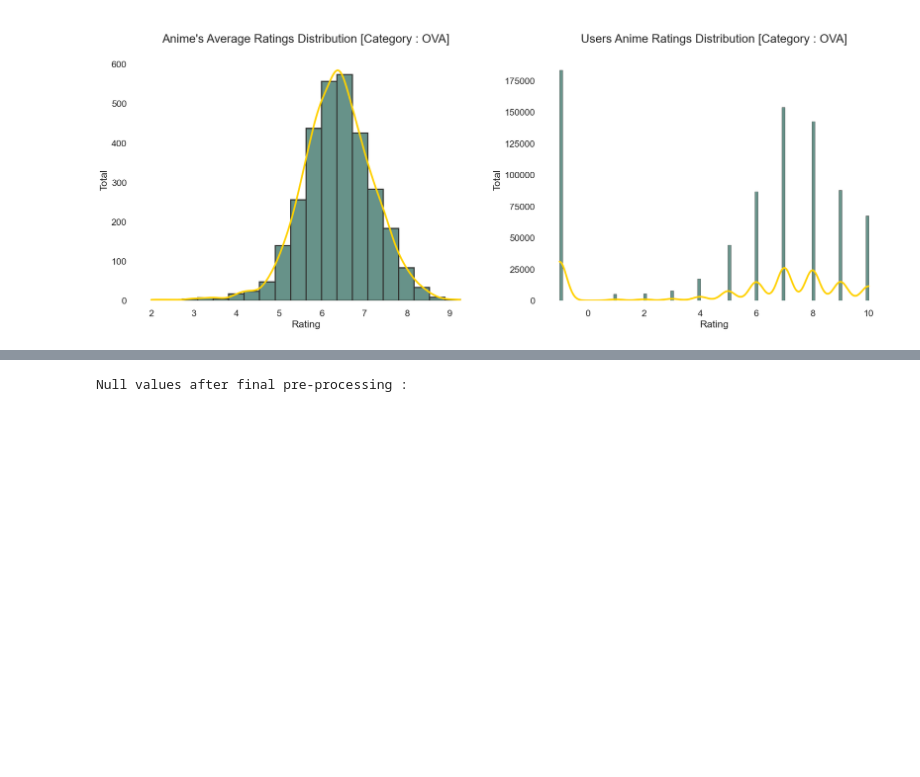
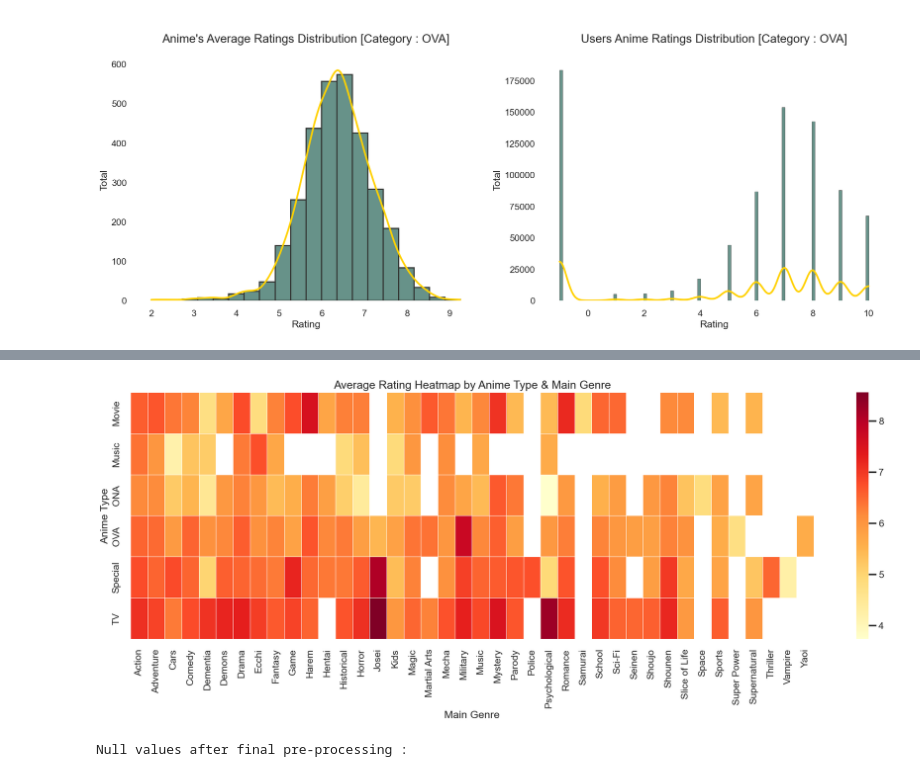
Before and after one commit to vngclinh/anime-recommendation-system, a Jupyter notebook: rcm.ipynb, the cells around one changed output, grey strips where cells are left out. Saved outputs shown, nothing was run; the diff lists cells and outputs as text; code cells hidden in the pictures; blank space fills up the shorter version.

```diff
--- a/rcm.ipynb
+++ b/rcm.ipynb
@@ -341 +398,35 @@ let's explore how genre's wordcloud looks like
+# %%
+# Tách genre chính (genre đầu tiên)
+anime_df["main_genre"] = anime_df["genre"].fillna("").apply(lambda x: x.split(",")[0])
+
+heatmap_df = (
+    anime_df
+    .groupby(["type", "main_genre"])["rating"]
+    .mean()
+    .reset_index()
+)
+
+pivot_table = heatmap_df.pivot(
+    index="type",
+    columns="main_genre",
+    values="rating"
+)
+
+plt.figure(figsize=(20, 8))
+sns.heatmap(
+    pivot_table,
+    cmap="YlOrRd",
+    linewidths=0.5,
+    annot=False
+)
+
+plt.title("Average Rating Heatmap by Anime Type & Main Genre", fontsize=18)
+plt.xlabel("Main Genre")
+plt.ylabel("Anime Type")
+plt.tight_layout()
+
+plt.savefig("artifacts/plots/type_genre_rating_heatmap.png", dpi=150)
+plt.show()
+# %% [output]
+[figure, added]
 # %%
```
Also changed, not shown: parts of 2 cells of this notebook, 5 other files.
